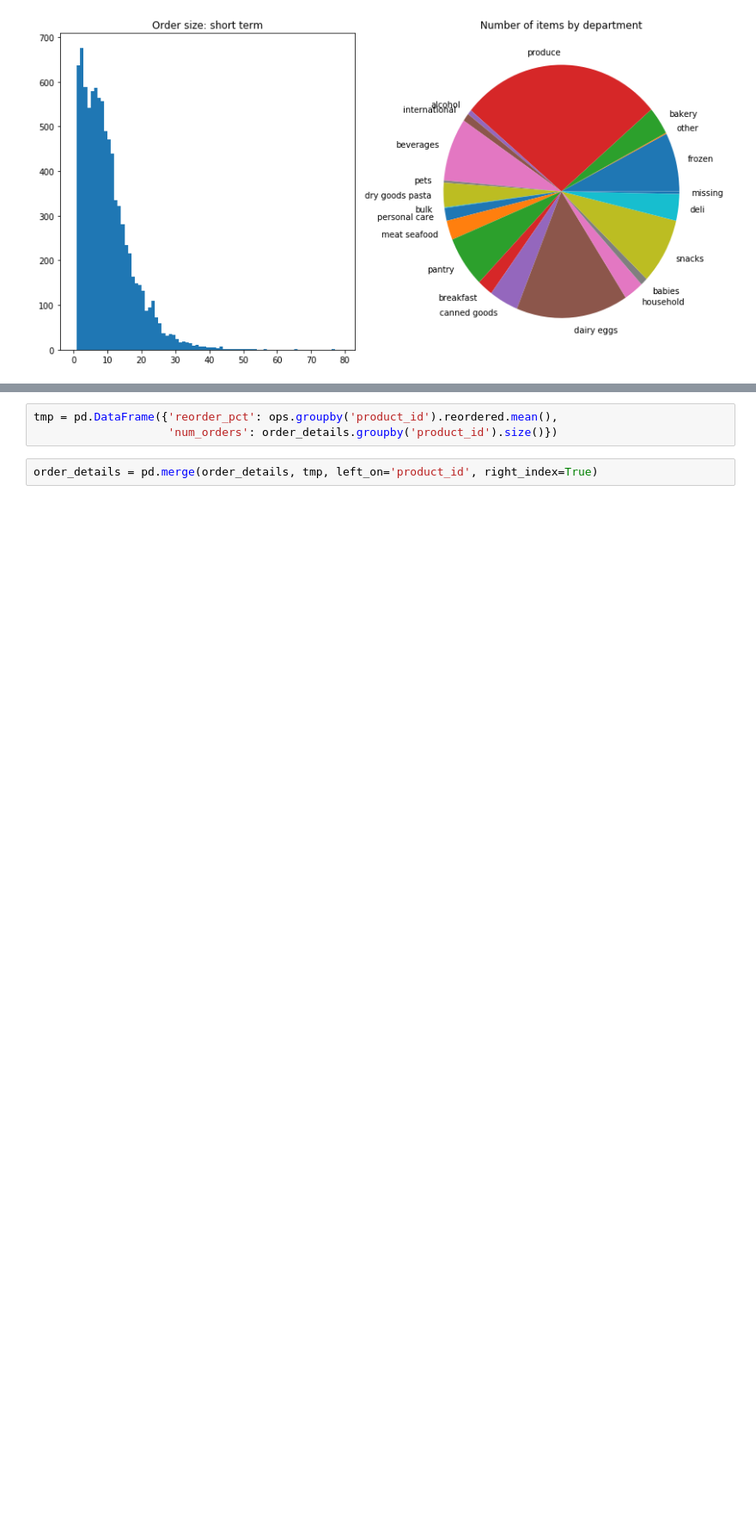
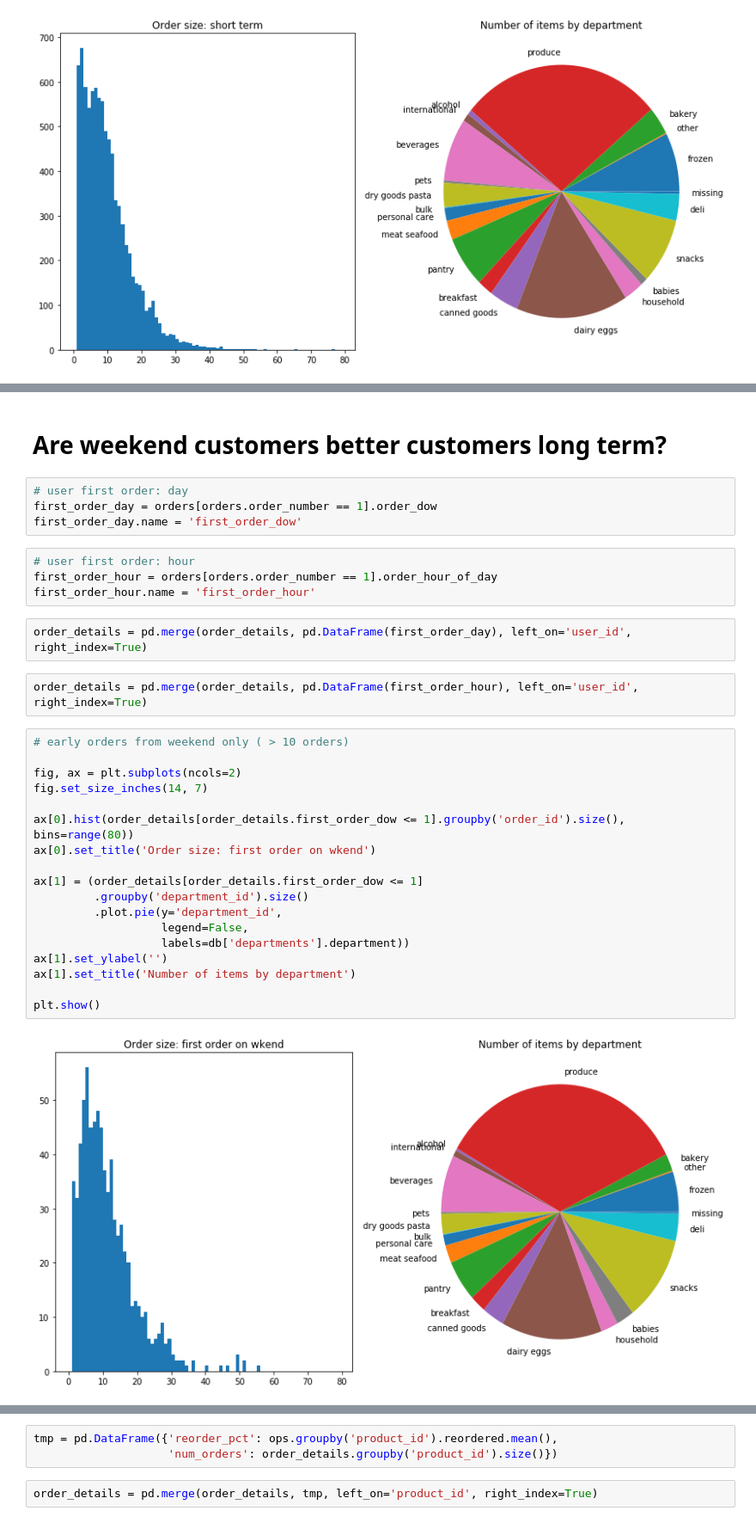
Before and after one commit to notsambeck/eda, a Jupyter notebook: instacart2.ipynb, the cells around one changed output, grey strips where cells are left out. Shown at 86% size. Saved outputs shown, nothing was run; the diff lists cells and outputs as text; blank space fills up the shorter version.

```diff
--- a/instacart2.ipynb
+++ b/instacart2.ipynb
@@ -184,6 +209,40 @@ print('number small first orders for long-term customers: {}'.format(small_order
 number small first orders for short-term customers: 1312
     % small first orders for long-term customers:  0.104965
 number small first orders for long-term customers: 5150
+# %% [markdown]
+# Are weekend customers better customers long term?
+# %%
+# user first order: day
+first_order_day = orders[orders.order_number == 1].order_dow
+first_order_day.name = 'first_order_dow'
+# %%
+# user first order: hour
+first_order_hour = orders[orders.order_number == 1].order_hour_of_day
+first_order_hour.name = 'first_order_hour'
+# %%
+order_details = pd.merge(order_details, pd.DataFrame(first_order_day), left_on='user_id', right_index=True)
+# %%
+order_details = pd.merge(order_details, pd.DataFrame(first_order_hour), left_on='user_id', right_index=True)
+# %%
+# early orders from weekend only ( > 10 orders)
+
+fig, ax = plt.subplots(ncols=2)
+fig.set_size_inches(14, 7)
+
+ax[0].hist(order_details[order_details.first_order_dow <= 1].groupby('order_id').size(), bins=range(80))
+ax[0].set_title('Order size: first order on wkend')
+
+ax[1] = (order_details[order_details.first_order_dow <= 1]
+         .groupby('department_id').size()
+         .plot.pie(y='department_id',
+                   legend=False,
+                   labels=db['departments'].department))
+ax[1].set_ylabel('')
+ax[1].set_title('Number of items by department')
+
+plt.show()
+# %% [output]
+[figure, added]
 # %% [markdown]
 # Conclusion 1:
 
```
Also changed, not shown: parts of 26 cells of this notebook.
